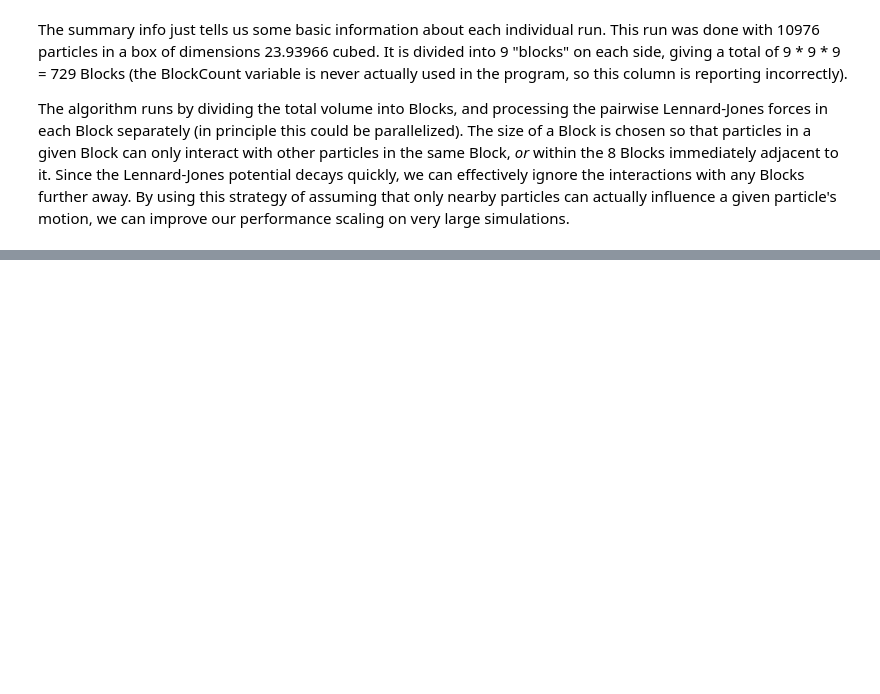
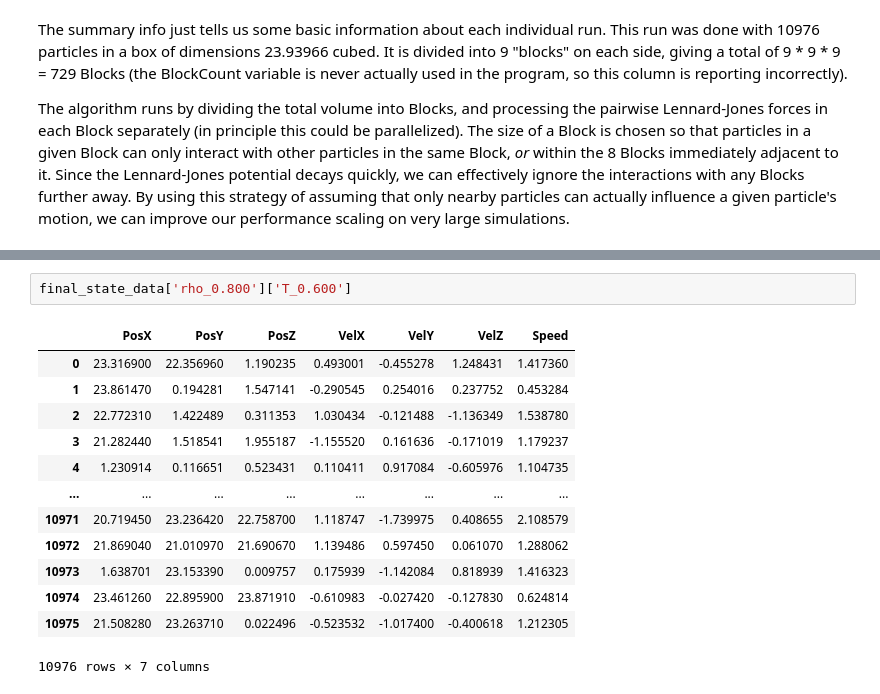
Before and after one commit to kyledmiller/lennard-jones-particles-c, a Jupyter notebook: Molecular-Dynamics_adapted-for-MSE358.ipynb, the cells around one changed output, grey strips where cells are left out. Saved outputs shown, nothing was run; the diff lists cells and outputs as text; blank space fills up the shorter version.

```diff
--- a/Molecular-Dynamics_adapted-for-MSE358.ipynb
+++ b/Molecular-Dynamics_adapted-for-MSE358.ipynb
@@ -81,0 +85,16 @@ The algorithm runs by dividing the total volume into Blocks, and processing the
+# %%
+final_state_data['rho_0.800']['T_0.600']
+# %% [output]
+|  | PosX | PosY | PosZ | VelX | VelY | VelZ | Speed |
+| 0 | 23.316900 | 22.356960 | 1.190235 | 0.493001 | -0.455278 | 1.248431 | 1.417360 |
+| 1 | 23.861470 | 0.194281 | 1.547141 | -0.290545 | 0.254016 | 0.237752 | 0.453284 |
+| 2 | 22.772310 | 1.422489 | 0.311353 | 1.030434 | -0.121488 | -1.136349 | 1.538780 |
+| 3 | 21.282440 | 1.518541 | 1.955187 | -1.155520 | 0.161636 | -0.171019 | 1.179237 |
+| 4 | 1.230914 | 0.116651 | 0.523431 | 0.110411 | 0.917084 | -0.605976 | 1.104735 |
+| ... | ... | ... | ... | ... | ... | ... | ... |
+| 10971 | 20.719450 | 23.236420 | 22.758700 | 1.118747 | -1.739975 | 0.408655 | 2.108579 |
+| 10972 | 21.869040 | 21.010970 | 21.690670 | 1.139486 | 0.597450 | 0.061070 | 1.288062 |
+| 10973 | 1.638701 | 23.153390 | 0.009757 | 0.175939 | -1.142084 | 0.818939 | 1.416323 |
+| 10974 | 23.461260 | 22.895900 | 23.871910 | -0.610983 | -0.027420 | -0.127830 | 0.624814 |
+| 10975 | 21.508280 | 23.263710 | 0.022496 | -0.523532 | -1.017400 | -0.400618 | 1.212305 |
+10976 rows × 7 columns
```
Also changed, not shown: parts of 9 cells of this notebook, 2 other files.
